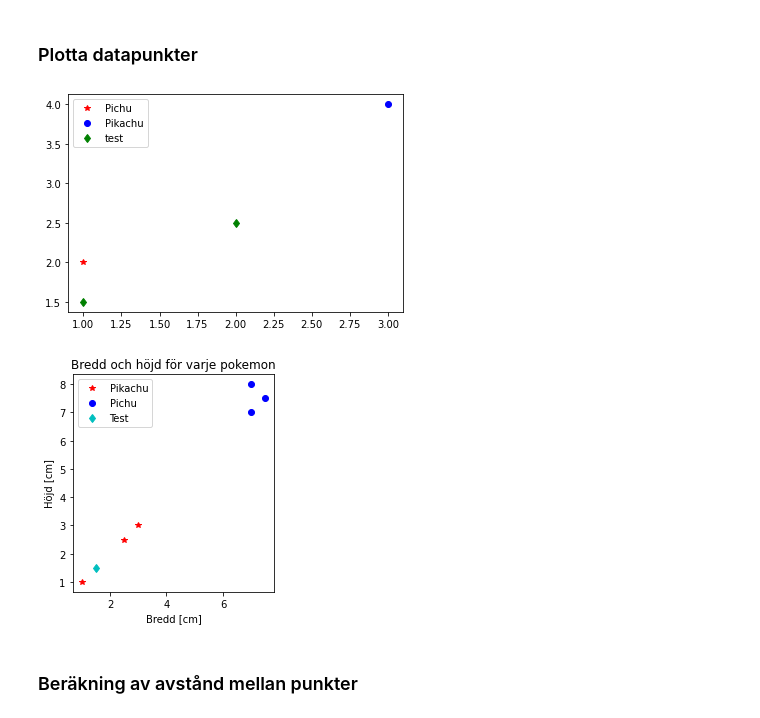
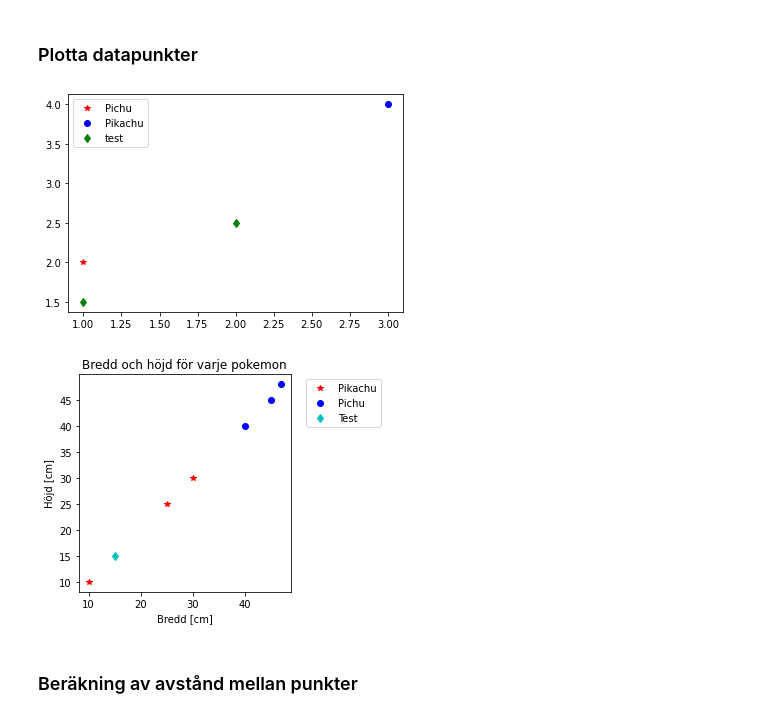
Before and after one commit to Erik-M-Larsson/python-programming-Erik-Larsson, a Jupyter notebook: Labs/lab2.ipynb, the cells around one changed output. Cells and saved outputs as stored; diff of their text form; code cells hidden in the pictures.

```diff
--- a/Labs/lab2.ipynb
+++ b/Labs/lab2.ipynb
@@ -148,31 +148,35 @@ def plot_alla(punkter_pichu: list, punkter_pikachu: list, punkter_test: list) ->
     plot_punkter( punkter_pikachu, "bo", punkter_pikachu[0][2] )
     plot_punkter( punkter_test, "cd", "Test")
 
-    plt.legend()
+    plt.title("Bredd och höjd för varje pokemon")
     plt.xlabel("Bredd [cm]")
     plt.ylabel("Höjd [cm]")
-    plt.title("Bredd och höjd för varje pokemon")
+
+    #plt.xlim(0, 50)
+    #plt.xticks([1])
+    #plt.ylim(0,50)
     plt.gca().set_aspect("equal") # Sätt förhållande mellan x- och y-axel lika. Löst baserat på https://www.pythonpool.com/matplotlib-aspect-ratio/
 
+    plt.legend(bbox_to_anchor = (1.05, 1))
     plt.show()
 
     print("\n")
 # %%
 # Test av funktion plot_punkter()
 plot_punkter([[1,2]], "r*", "Pichu")
 plot_punkter([[3,4]], "bo", "Pikachu")
 plot_punkter([[2, 2.5],[1, 1.5]], "gd", "test")
 plt.legend()
 plt.show()
 
 # Test av funktion plot_alla()
-lista_data1 = [[1, 1, "Pikachu"], [2.5, 2.5, "Pikachu"], [3, 3, "Pikachu"]]
-lista_data2 = [[7, 7, "Pichu"], [7.5, 7.5, "Pichu"], [7, 8, "Pichu"]]
-lista_test = [[1.5, 1.5]]
+lista_data1 = [[10, 10, "Pikachu"], [25, 25, "Pikachu"], [30, 30, "Pikachu"]]
+lista_data2 = [[40, 40, "Pichu"], [45, 45, "Pichu"], [47, 48, "Pichu"]]
+lista_test = [[15, 15]]
 plot_alla(lista_data1,lista_data2,lista_test)
 # %% [output]
 [figure]
-[figure, old version]
+[figure, new version]
 # %% [markdown]
 ### Beräkning av avstånd mellan punkter
 # %%
```
Also changed, not shown: parts of 3 cells of this notebook.
